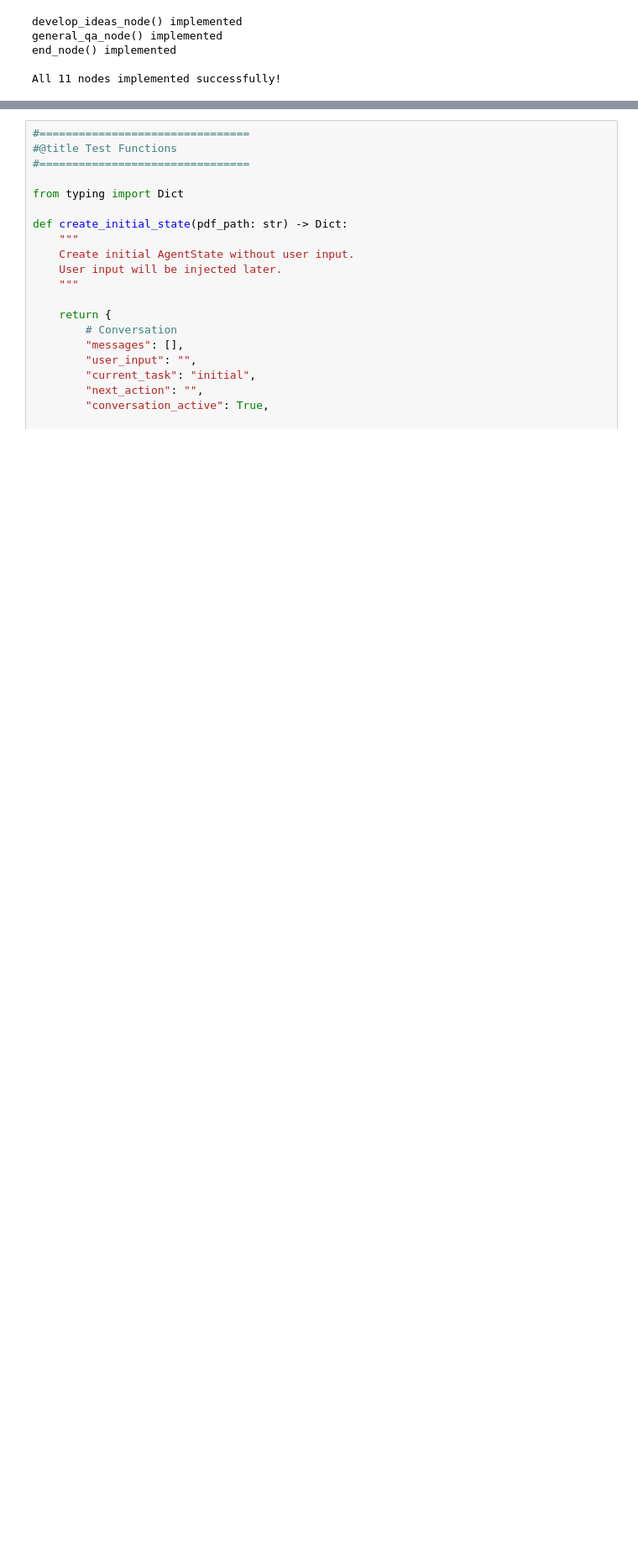
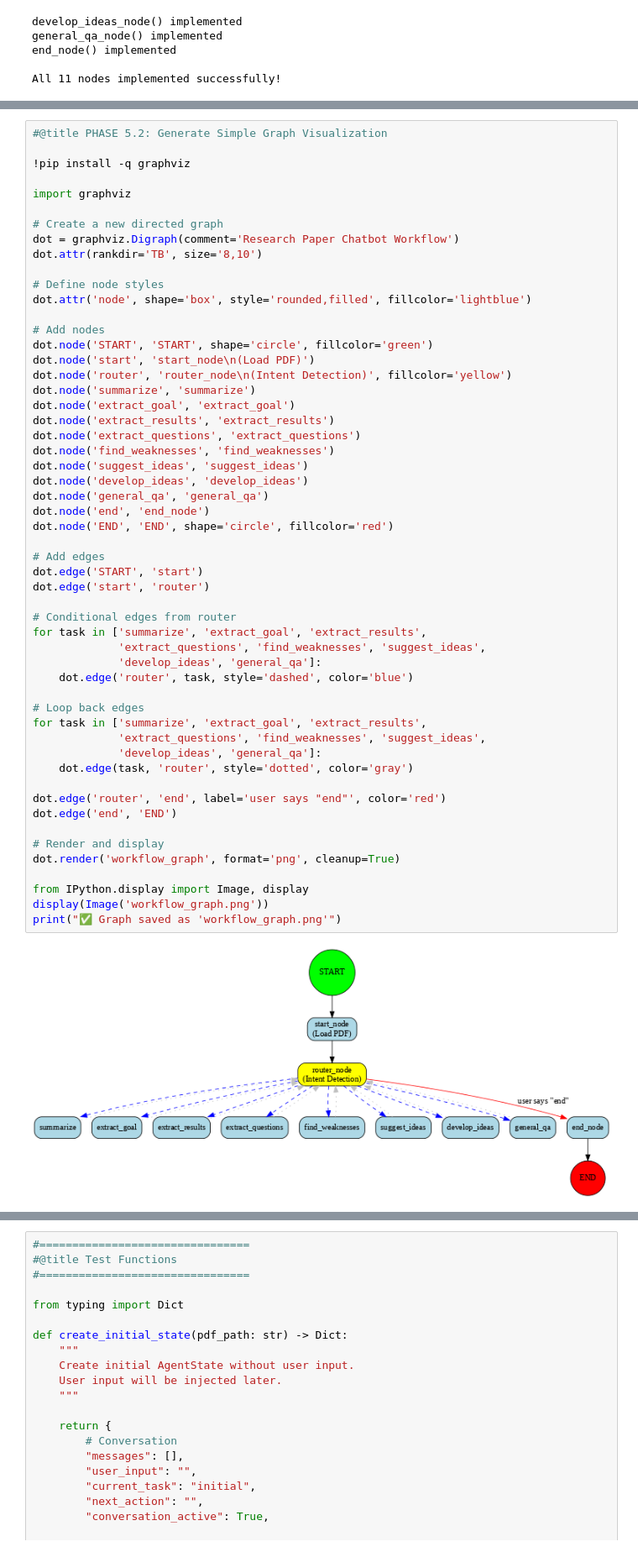
Before and after one commit to ArsHia-cdMstr/Master_course_Homeworks, a Jupyter notebook: Homework2_LangGraph_Chatbot.ipynb, the cells around one changed output, grey strips where cells are left out. Shown at 84% size. Cells and saved outputs as stored; diff of their text form; blank space fills up the shorter version.

Commit message:
add visualization worked on phase 6 & 7

```diff
--- a/Homework2_LangGraph_Chatbot.ipynb
+++ b/Homework2_LangGraph_Chatbot.ipynb
@@ -720,0 +716,56 @@ PHASE 5 COMPLETE: Workflow graph is ready to use!
+# %%
+#@title PHASE 5.2: Generate Simple Graph Visualization
+
+!pip install -q graphviz
+
+import graphviz
+
+# Create a new directed graph
+dot = graphviz.Digraph(comment='Research Paper Chatbot Workflow')
+dot.attr(rankdir='TB', size='8,10')
+
+# Define node styles
+dot.attr('node', shape='box', style='rounded,filled', fillcolor='lightblue')
+
+# Add nodes
+dot.node('START', 'START', shape='circle', fillcolor='green')
+dot.node('start', 'start_node\n(Load PDF)')
+dot.node('router', 'router_node\n(Intent Detection)', fillcolor='yellow')
+dot.node('summarize', 'summarize')
+dot.node('extract_goal', 'extract_goal')
+dot.node('extract_results', 'extract_results')
+dot.node('extract_questions', 'extract_questions')
+dot.node('find_weaknesses', 'find_weaknesses')
+dot.node('suggest_ideas', 'suggest_ideas')
+dot.node('develop_ideas', 'develop_ideas')
+dot.node('general_qa', 'general_qa')
+dot.node('end', 'end_node')
+dot.node('END', 'END', shape='circle', fillcolor='red')
+
+# Add edges
+dot.edge('START', 'start')
+dot.edge('start', 'router')
+
+# Conditional edges from router
+for task in ['summarize', 'extract_goal', 'extract_results',
+             'extract_questions', 'find_weaknesses', 'suggest_ideas',
+             'develop_ideas', 'general_qa']:
+    dot.edge('router', task, style='dashed', color='blue')
+
+# Loop back edges
+for task in ['summarize', 'extract_goal', 'extract_results',
+             'extract_questions', 'find_weaknesses', 'suggest_ideas',
+             'develop_ideas', 'general_qa']:
+    dot.edge(task, 'router', style='dotted', color='gray')
+
+dot.edge('router', 'end', label='user says "end"', color='red')
+dot.edge('end', 'END')
+
+# Render and display
+dot.render('workflow_graph', format='png', cleanup=True)
+
+from IPython.display import Image, display
+display(Image('workflow_graph.png'))
+print("✅ Graph saved as 'workflow_graph.png'")
+# %% [output]
+[figure, added]
```
Also changed, not shown: parts of 7 cells of this notebook.
